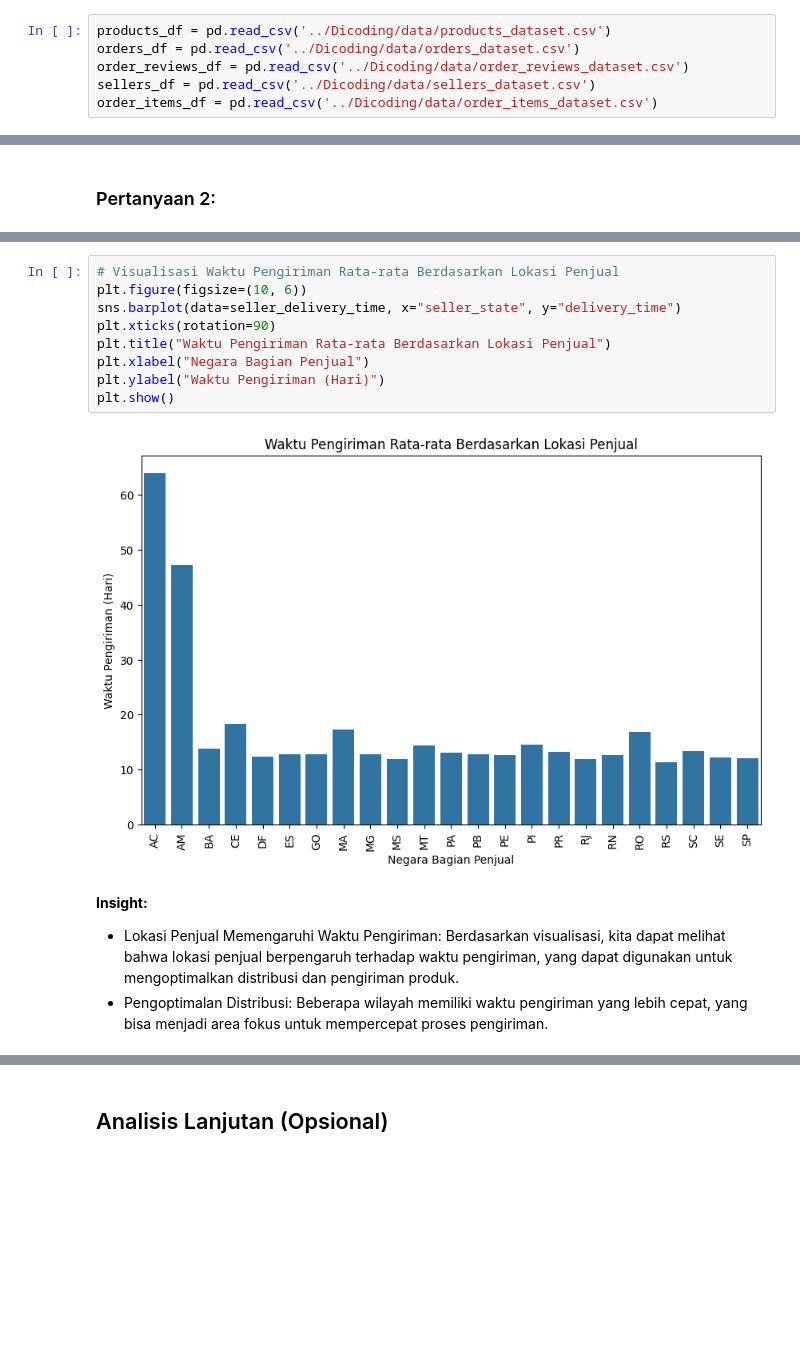
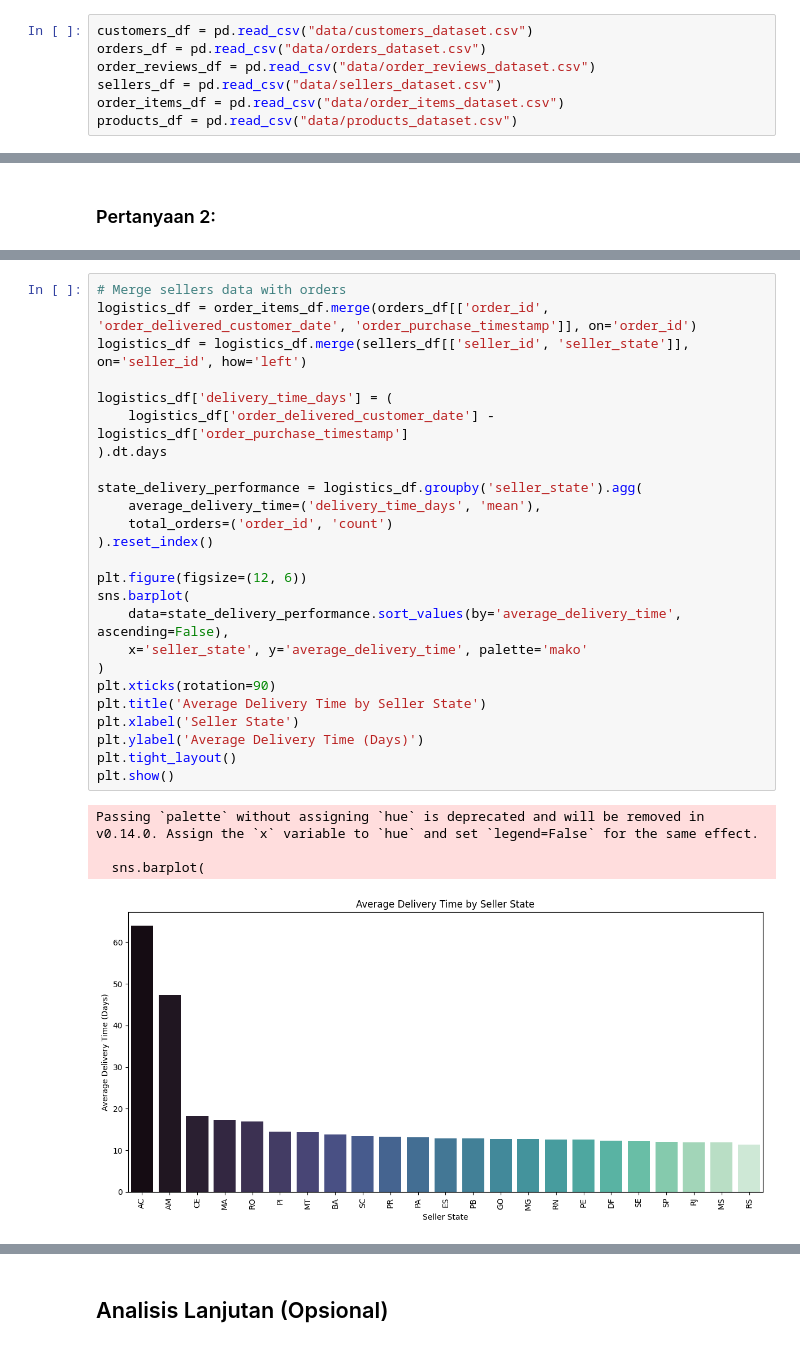
Before and after one commit to ahmdzzzki/proyek-analisis-data, a Jupyter notebook: Proyek_Analisis_Data.ipynb, the cells around one changed output, grey strips where cells are left out. Saved outputs shown, nothing was run; the diff lists cells and outputs as text; blank space fills up the shorter version.

```diff
--- a/Proyek_Analisis_Data.ipynb
+++ b/Proyek_Analisis_Data.ipynb
@@ -21,11 +21,12 @@ import numpy as np
 # %% [markdown]
 ### Gathering Data
 # %%
-products_df = pd.read_csv('../Dicoding/data/products_dataset.csv')
-orders_df = pd.read_csv('../Dicoding/data/orders_dataset.csv')
-order_reviews_df = pd.read_csv('../Dicoding/data/order_reviews_dataset.csv')
-sellers_df = pd.read_csv('../Dicoding/data/sellers_dataset.csv')
-order_items_df = pd.read_csv('../Dicoding/data/order_items_dataset.csv')
+customers_df = pd.read_csv("data/customers_dataset.csv")
+orders_df = pd.read_csv("data/orders_dataset.csv")
+order_reviews_df = pd.read_csv("data/order_reviews_dataset.csv")
+sellers_df = pd.read_csv("data/sellers_dataset.csv")
+order_items_df = pd.read_csv("data/order_items_dataset.csv")
+products_df = pd.read_csv("data/products_dataset.csv")
 # %% [markdown]
 **Insight:**
 - Dataset yang digunakan sudah di-load dan siap dianalisis.
@@ -230,15 +214,30 @@ print(seller_delivery_time.head())
-# %%
-# Visualisasi Waktu Pengiriman Rata-rata Berdasarkan Lokasi Penjual
-plt.figure(figsize=(10, 6))
-sns.barplot(data=seller_delivery_time, x="seller_state", y="delivery_time")
-plt.xticks(rotation=90)
-plt.title("Waktu Pengiriman Rata-rata Berdasarkan Lokasi Penjual")
-plt.xlabel("Negara Bagian Penjual")
-plt.ylabel("Waktu Pengiriman (Hari)")
-plt.show()
-# %% [output]
-[figure, removed]
-# %% [markdown]
-**Insight:**
-- Lokasi Penjual Memengaruhi Waktu Pengiriman: Berdasarkan visualisasi, kita dapat melihat bahwa lokasi penjual berpengaruh terhadap waktu pengiriman, yang dapat digunakan untuk mengoptimalkan distribusi dan pengiriman produk.
-- Pengoptimalan Distribusi: Beberapa wilayah memiliki waktu pengiriman yang lebih cepat, yang bisa menjadi area fokus untuk mempercepat proses pengiriman.
+# %%
+# Merge sellers data with orders
+logistics_df = order_items_df.merge(orders_df[['order_id', 'order_delivered_customer_date', 'order_purchase_timestamp']], on='order_id')
+logistics_df = logistics_df.merge(sellers_df[['seller_id', 'seller_state']], on='seller_id', how='left')
+
+logistics_df['delivery_time_days'] = (
+    logistics_df['order_delivered_customer_date'] - logistics_df['order_purchase_timestamp']
+).dt.days
+
+state_delivery_performance = logistics_df.groupby('seller_state').agg(
+    average_delivery_time=('delivery_time_days', 'mean'),
+    total_orders=('order_id', 'count')
+).reset_index()
+
+plt.figure(figsize=(12, 6))
+sns.barplot(
+    data=state_delivery_performance.sort_values(by='average_delivery_time', ascending=False),
+    x='seller_state', y='average_delivery_time', palette='mako'
+)
+plt.xticks(rotation=90)
+plt.title('Average Delivery Time by Seller State')
+plt.xlabel('Seller State')
+plt.ylabel('Average Delivery Time (Days)')
+plt.tight_layout()
+plt.show()
+# %% [output]
+Passing `palette` without assigning `hue` is deprecated and will be removed in v0.14.0. Assign the `x` variable to `hue` and set `legend=False` for the same effect.
+
+  sns.barplot(
+[figure, added]
```
Also changed, not shown: parts of 25 cells of this notebook, 9 other files.
